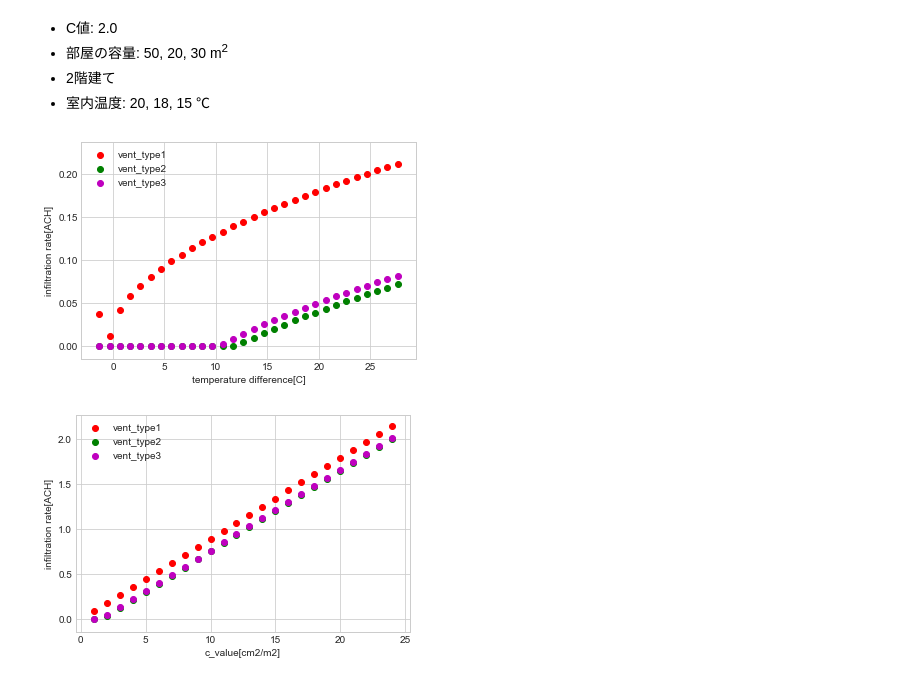
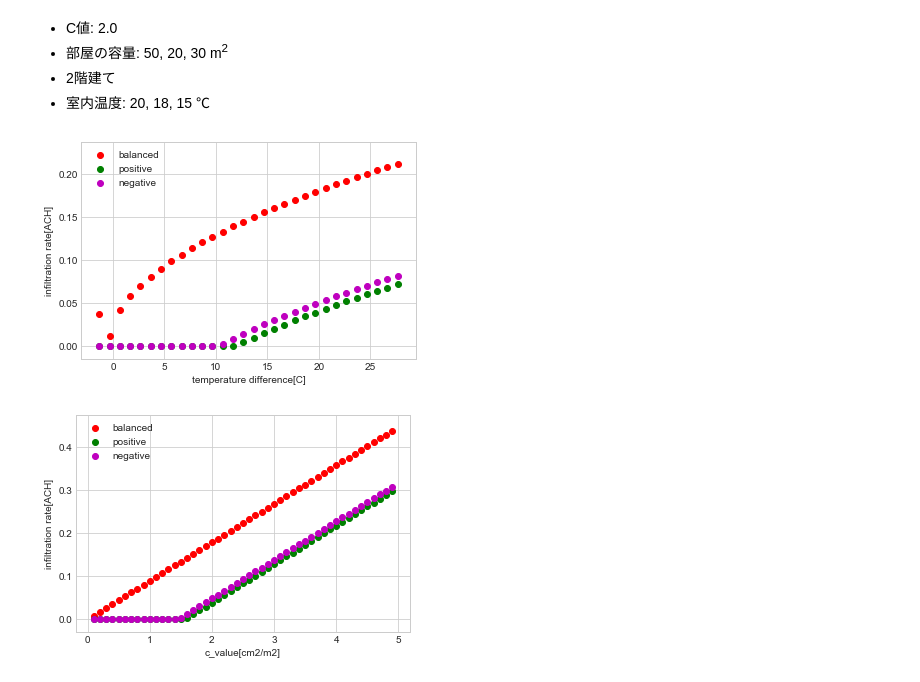
Before and after one commit to BRI-EES-House/heat_load_calc, a Jupyter notebook: notebook/core/infiltration.ipynb, the cells around one changed output. Cells and saved outputs as stored; diff of their text form; code cells hidden in the pictures.

```diff
--- a/notebook/core/infiltration.ipynb
+++ b/notebook/core/infiltration.ipynb
@@ -32,9 +32,9 @@ plt.style.use('seaborn-whitegrid')
 # %%
 v = infiltration.get_infiltration(
     c_value=2.0,
-    v_room_cap_is=np.array([[50.0], [20.0], [60.0]]),
+    v_room_is=np.array([[50.0], [20.0], [60.0]]),
     story=2,
-    vent_type=3,
+    inside_pressure='negative',
     theta_r_is_n=np.array([[20.0], [18.0], [15.0]]),
     theta_o_npls=0.0
 )
@@ -81,9 +81,9 @@ y3 = [example1(t_o, 3) for t_o in theta_o]
 fig1 = plt.figure()
 ax1 = fig1.subplots()
 
-ax1.scatter(x1, y1, c="r", label="vent_type1")
-ax1.scatter(x1, y2, c="g", label="vent_type2")
-ax1.scatter(x1, y3, c="m", label="vent_type3")
+ax1.scatter(x1, y1, c="r", label="balanced")
+ax1.scatter(x1, y2, c="g", label="positive")
+ax1.scatter(x1, y3, c="m", label="negative")
 
 ax1.set_xlabel('temperature difference[C]')
 ax1.set_ylabel('infiltration rate[ACH]')
@@ -91,40 +91,40 @@ ax1.set_ylabel('infiltration rate[ACH]')
 plt.legend()
 plt.show()
 # %% [output]
-[figure, old version]
+[figure, new version]
 # %%
-def example2(c_value, vent_type):
+def example2(c_value, inside_pressure):
 
     v_room_cap_is = np.array([[50.0], [20.0], [30.0]])
 
     v = infiltration.get_infiltration(
         c_value=c_value,
-        v_room_cap_is=np.array([[50.0], [20.0], [30.0]]),
+        v_room_is=np.array([[50.0], [20.0], [30.0]]),
         story=2,
-        vent_type=vent_type,
+        inside_pressure=inside_pressure,
         theta_r_is_n= np.array([[20.0], [20.0], [20.0]]),
         theta_o_npls=0.0
     )
 
     return np.sum(v) / np.sum(v_room_cap_is) * 3600
 # %%
-c_value = [x for x in range(1,25)]
+c_value = [x*0.1 for x in range(1,50)]
 x1 = c_value
-y1 = [example2(c, 1) for c in c_value]
-y2 = [example2(c, 2) for c in c_value]
-y3 = [example2(c, 3) for c in c_value]
+y1 = [example2(c_value=c, inside_pressure='balanced') for c in c_value]
+y2 = [example2(c_value=c, inside_pressure='positive') for c in c_value]
+y3 = [example2(c_value=c, inside_pressure='negative') for c in c_value]
 # %%
 fig2 = plt.figure()
 ax2 = fig2.subplots()
 
-ax2.scatter(x1, y1, c="r", label="vent_type1")
-ax2.scatter(x1, y2, c="g", label="vent_type2")
-ax2.scatter(x1, y3, c="m", label="vent_type3")
+ax2.scatter(x1, y1, c="r", label="balanced")
+ax2.scatter(x1, y2, c="g", label="positive")
+ax2.scatter(x1, y3, c="m", label="negative")
 
 ax2.set_xlabel('c_value[cm2/m2]')
 ax2.set_ylabel('infiltration rate[ACH]')
 
 plt.legend()
 plt.show()
 # %% [output]
-[figure, old version]
+[figure, new version]
```
Also changed, not shown: parts of 3 cells of this notebook, 11 other files.
